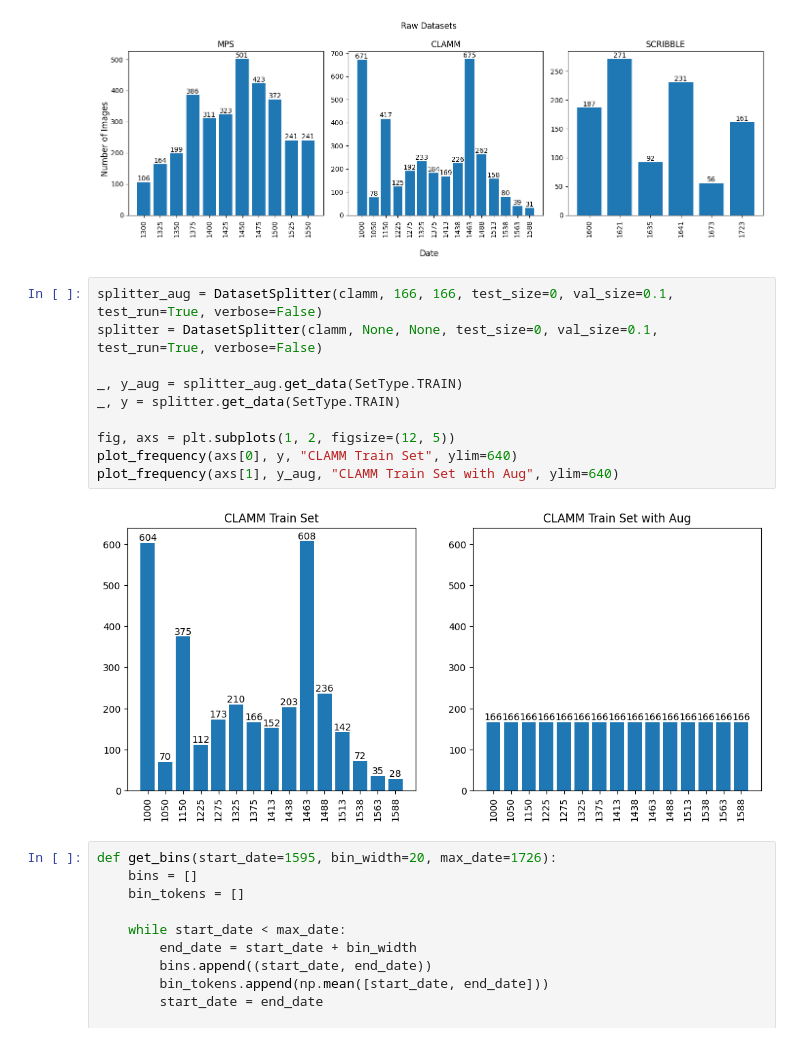
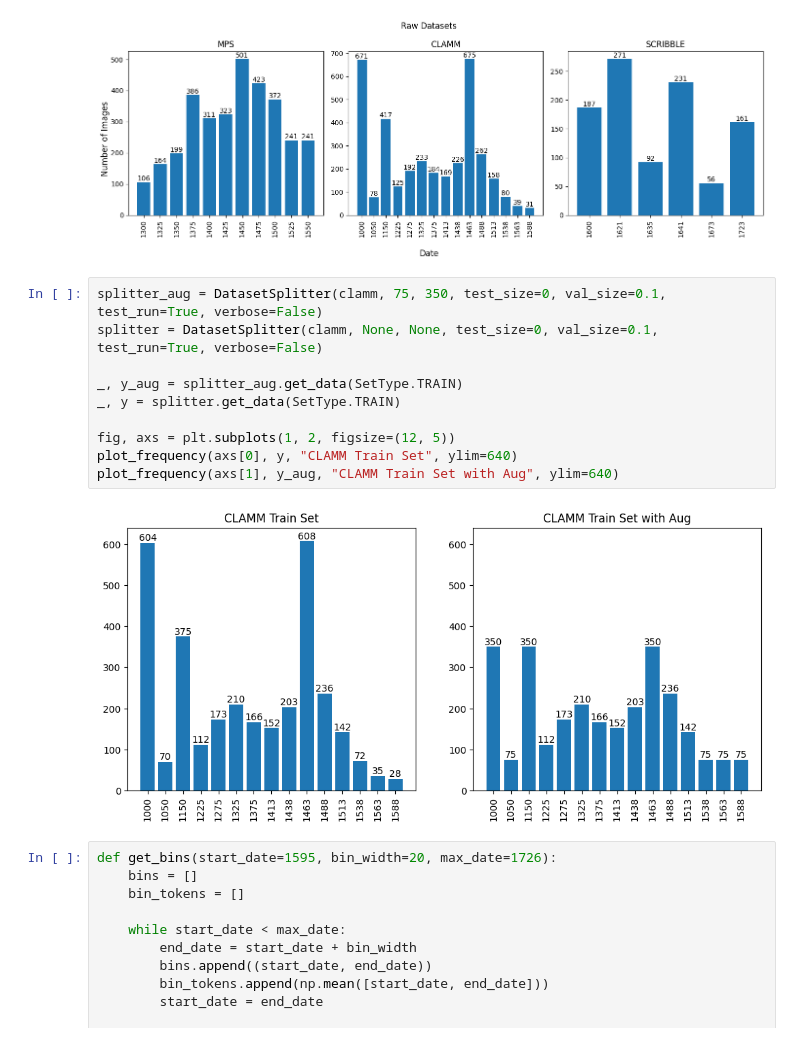
Before and after one commit to NikolaiHerrmann/deep-dating, a Jupyter notebook: src/graph_datasets.ipynb, the cells around one changed output. Drawn from its saved outputs; the diff is of its cells as text.

```diff
--- a/src/graph_datasets.ipynb
+++ b/src/graph_datasets.ipynb
@@ -39,17 +39,17 @@ fig.tight_layout()
 # %% [output]
 [figure]
 # %%
-splitter_aug = DatasetSplitter(clamm, 166, 166, test_size=0, val_size=0.1, test_run=True, verbose=False)
+splitter_aug = DatasetSplitter(clamm, 75, 350, test_size=0, val_size=0.1, test_run=True, verbose=False)
 splitter = DatasetSplitter(clamm, None, None, test_size=0, val_size=0.1, test_run=True, verbose=False)
 
 _, y_aug = splitter_aug.get_data(SetType.TRAIN)
 _, y = splitter.get_data(SetType.TRAIN)
 
 fig, axs = plt.subplots(1, 2, figsize=(12, 5))
 plot_frequency(axs[0], y, "CLAMM Train Set", ylim=640)
 plot_frequency(axs[1], y_aug, "CLAMM Train Set with Aug", ylim=640)
 # %% [output]
-[figure, old version]
+[figure, new version]
 # %%
 def get_bins(start_date=1595, bin_width=20, max_date=1726):
     bins = []
```
Also changed, not shown: parts of 1 cell of this notebook, 11 other files.
